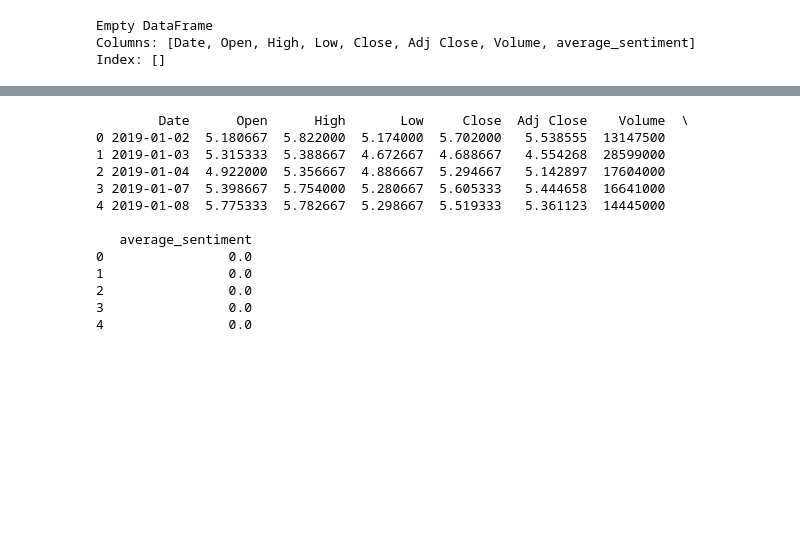
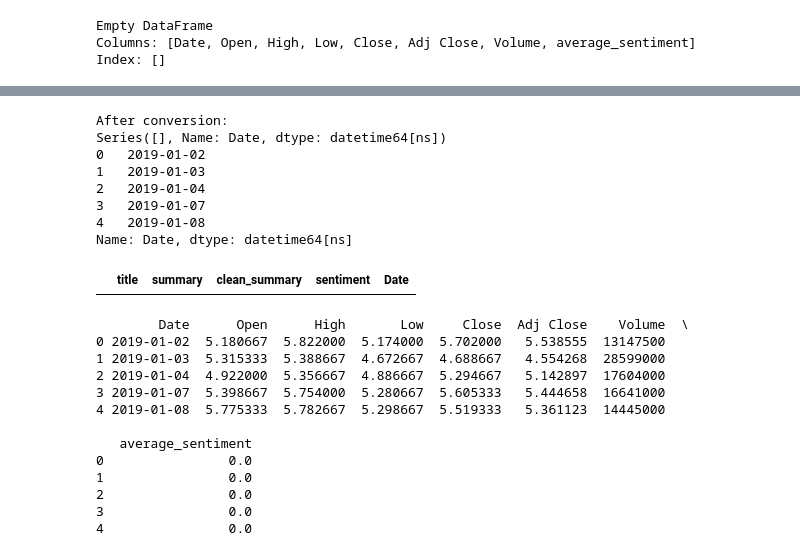
Before and after one commit to rbidini/DeepLearnProject, a Jupyter notebook: Project Submission.ipynb, the cells around one changed output, grey strips where cells are left out. Cells and saved outputs as stored; diff of their text form; code cells hidden in the pictures; blank space fills up the shorter version.

```diff
--- a/Project Submission.ipynb
+++ b/Project Submission.ipynb
@@ -497,3 +546,27 @@ Index: []
+# %%
+combined_news_data['Date'] = pd.to_datetime(combined_news_data['Date'], errors='coerce')
+soxl_stock_data['Date'] = pd.to_datetime(soxl_stock_data['Date'], errors='coerce')
+
+# Drop rows where Date conversion failed
+combined_news_data = combined_news_data.dropna(subset=['Date'])
+soxl_stock_data = soxl_stock_data.dropna(subset=['Date'])
+# %%
+print("\nAfter conversion:")
+print(combined_news_data['Date'].head())
+print(soxl_stock_data['Date'].head())
+
+
+combined_news_data
+# %% [output]
+After conversion:
+Series([], Name: Date, dtype: datetime64[ns])
+0   2019-01-02
+1   2019-01-03
+2   2019-01-04
+3   2019-01-07
+4   2019-01-08
+Name: Date, dtype: datetime64[ns]
+|  | title | summary | clean_summary | sentiment | Date |
 # %%
 # Function to align news data with stock price data by date
 def align_data(combined_news_data, soxl_stock_data):
```
Also changed, not shown: parts of 6 cells of this notebook.
